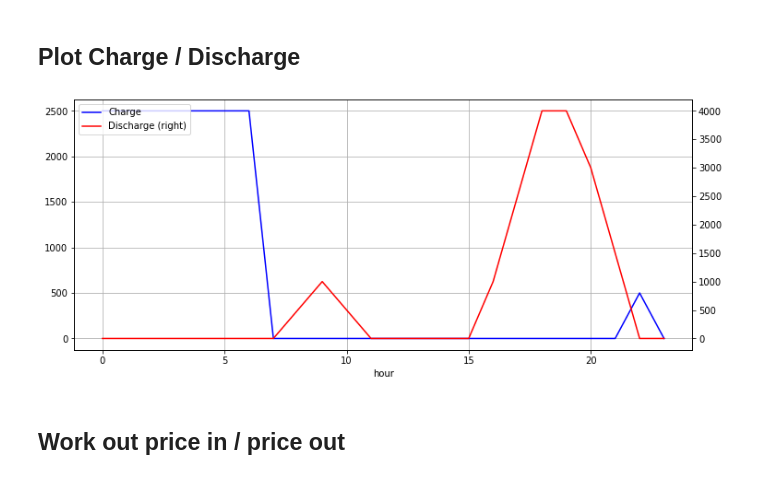
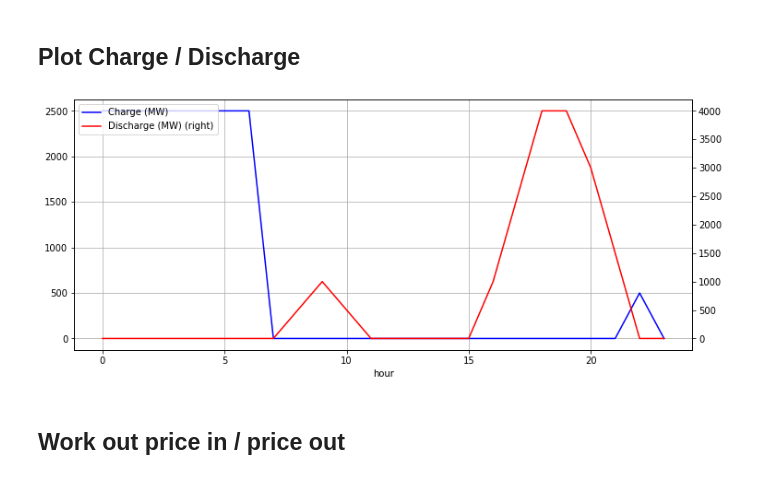
Before and after one commit to o-gent/uk-grid-analysis, a Jupyter notebook: model.ipynb, the cells around one changed output. Saved outputs shown, nothing was run; the diff lists cells and outputs as text; code cells hidden in the pictures.

```diff
--- a/model.ipynb
+++ b/model.ipynb
@@ -421,15 +421,15 @@ print(a.sum())
 # %%
 dfc["predicted_price"] = dfc["Demand (MW)"].apply(price)
 plt.figure(figsize=(12,5))
 plt.xlabel('Hour')
-ax1 = dfc["charge"].plot(color='blue', grid=True, label='Charge')
-ax2 = dfc["discharge"].plot(color='red', grid=True, secondary_y=True, label='Discharge')
+ax1 = dfc["charge"].plot(color='blue', grid=True, label='Charge (MW)')
+ax2 = dfc["discharge"].plot(color='red', grid=True, secondary_y=True, label='Discharge (MW)')
 h1, l1 = ax1.get_legend_handles_labels()
 h2, l2 = ax2.get_legend_handles_labels()
 plt.legend(h1+h2, l1+l2, loc=2)
 plt.show()
 # %% [output]
-[figure, old version]
+[figure, new version]
 # %% [markdown]
 ## Work out price in / price out
 # %%
```
Also changed, not shown: parts of 1 cell of this notebook.
